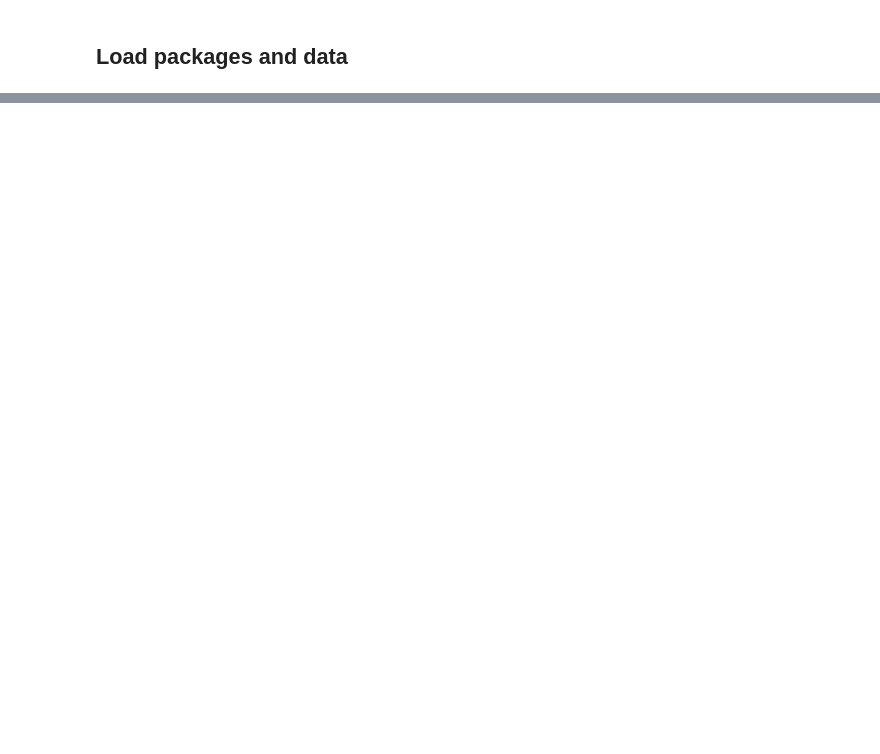
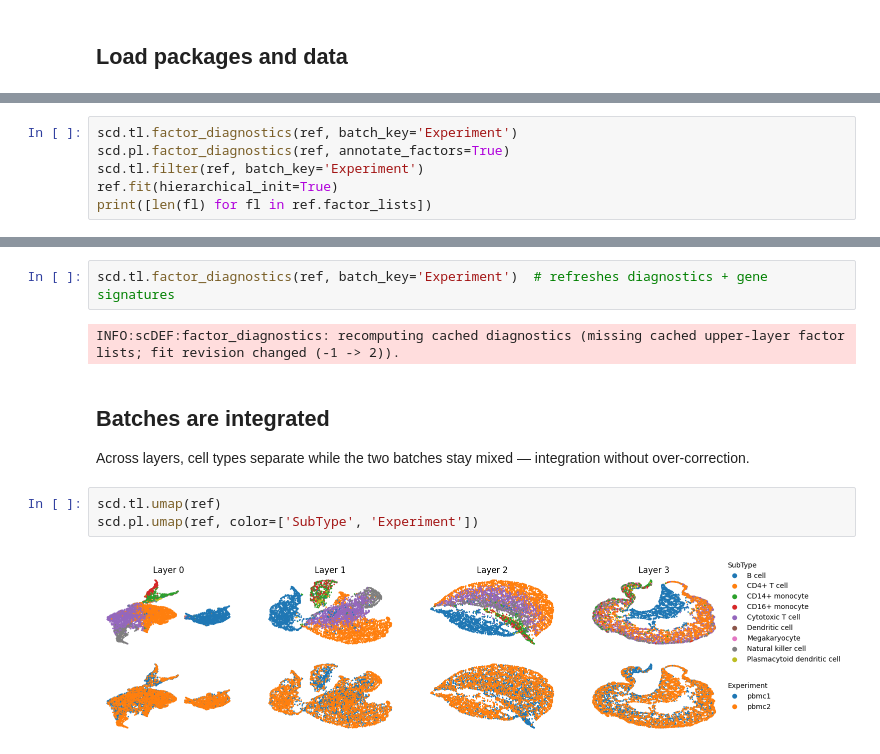
Before and after one commit to cbg-ethz/scDEF, a Jupyter notebook: docs/examples/scdef-pbmcs-2batches.ipynb, the cells around one changed output, grey strips where cells are left out. Saved outputs shown, nothing was run; the diff lists cells and outputs as text; blank space fills up the shorter version.

```diff
--- a/docs/examples/scdef-pbmcs-2batches.ipynb
+++ b/docs/examples/scdef-pbmcs-2batches.ipynb
@@ -218,0 +124,6 @@ scd.graph
+# %%
+scd.tl.factor_diagnostics(ref, batch_key='Experiment')
+scd.pl.factor_diagnostics(ref, annotate_factors=True)
+scd.tl.filter(ref, batch_key='Experiment')
+ref.fit(hierarchical_init=True)
+print([len(fl) for fl in ref.factor_lists])
@@ -218,0 +151,13 @@ scd.graph
+# %%
+scd.tl.factor_diagnostics(ref, batch_key='Experiment')  # refreshes diagnostics + gene signatures
+# %% [output]
+INFO:scDEF:factor_diagnostics: recomputing cached diagnostics (missing cached upper-layer factor lists; fit revision changed (-1 -> 2)).
+# %% [markdown]
+## Batches are integrated
+
+Across layers, cell types separate while the two batches stay mixed — integration without over-correction.
+# %%
+scd.tl.umap(ref)
+scd.pl.umap(ref, color=['SubType', 'Experiment'])
+# %% [output]
+[figure, added]
```
Also changed, not shown: parts of 70 cells of this notebook, 4 other files.
